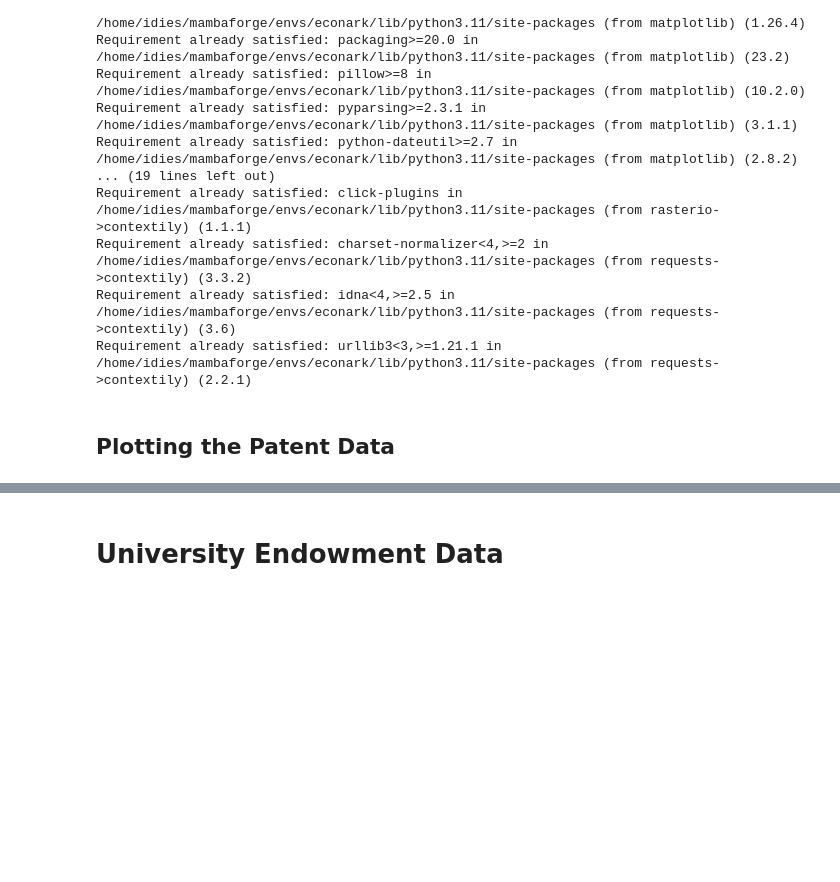
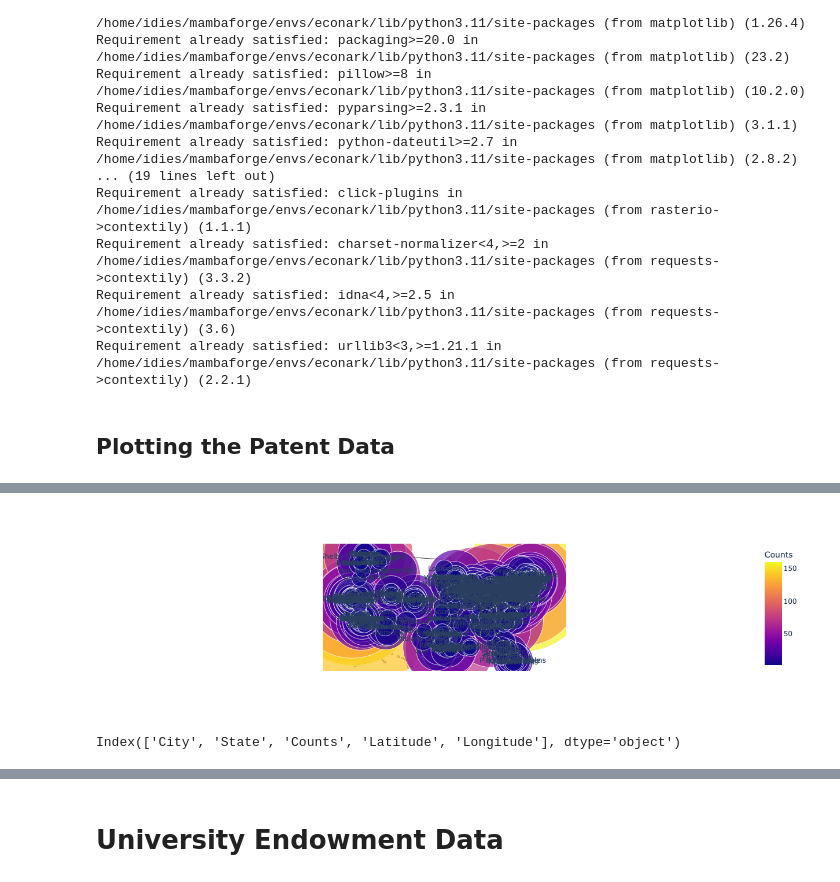
Before and after one commit to mayaniyogi/as.180.369, a Jupyter notebook: contrib/mayaniyogi/Working_notebook.ipynb, the cells around one changed output, grey strips where cells are left out. Drawn from its saved outputs; the diff is of its cells as text; code cells hidden in the pictures; blank space fills up the shorter version.

Commit message:
continued spatial plotting; data file

```diff
--- a/contrib/mayaniyogi/Working_notebook.ipynb
+++ b/contrib/mayaniyogi/Working_notebook.ipynb
@@ -772,0 +712,33 @@ fig.show()
+# %%
+import plotly.express as px
+
+# Filter the DataFrame to include only U.S. entries
+df_us = filtered_df
+
+# Create the scatter geo plot
+fig = px.scatter_geo(
+    df_us,
+    lat='Latitude',
+    lon='Longitude',
+    text='City',  # Optional: label points with city names
+    size='Counts',  # Size of markers based on 'Counts' column
+    size_max=160,  # Adjust max size of markers
+    color='Counts',  # Color scale based on counts
+    projection='albers usa'  # Choose projection type
+)
+
+# Update layout for better visualization
+fig.update_geos(
+    landcolor="white",
+    showcountries=True,
+    showcoastlines=True,
+    coastlinecolor="LightGray"
+)
+
+fig.show()
+# %% [output]
+[figure, added]
+# %%
+df_us.columns
+# %% [output]
+Index(['City', 'State', 'Counts', 'Latitude', 'Longitude'], dtype='object')
```
Also changed, not shown: parts of 20 cells of this notebook, 1 other file.
